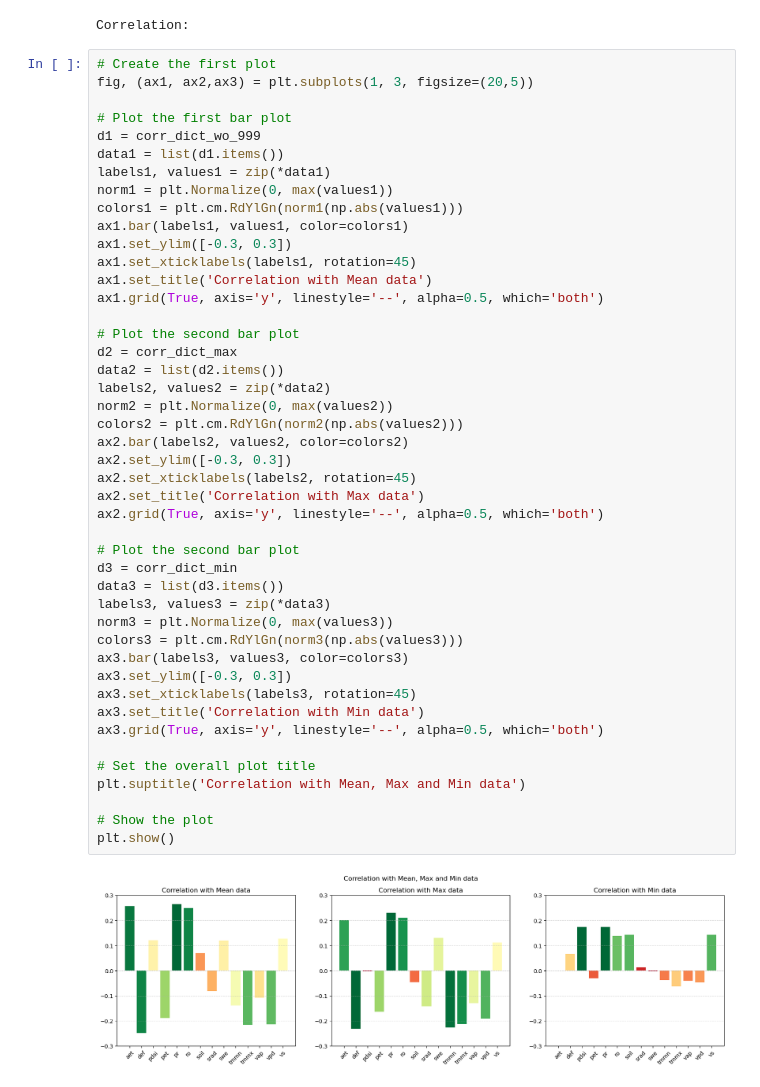
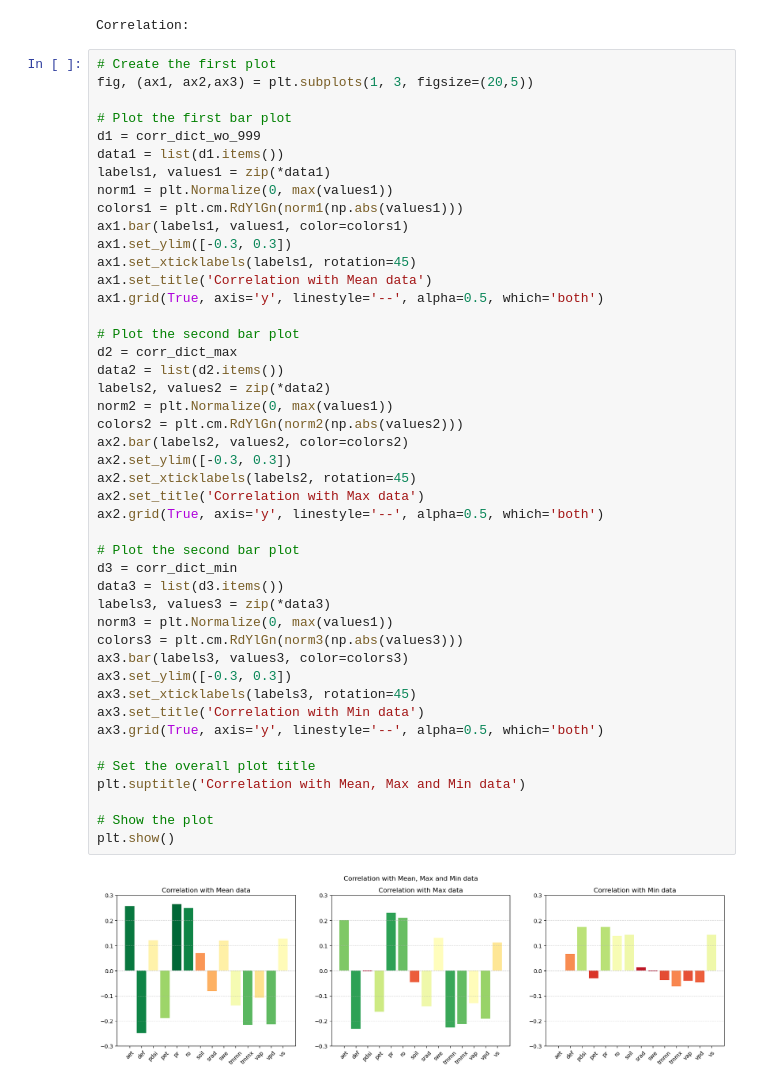
Before and after one commit to moienr/SoilNet, a Jupyter notebook: dataset/Climate/climate_data_analysis.ipynb, the cells around one changed output. Cells and saved outputs as stored; diff of their text form.

```diff
--- a/dataset/Climate/climate_data_analysis.ipynb
+++ b/dataset/Climate/climate_data_analysis.ipynb
@@ -269,33 +269,33 @@ ax1.set_title('Correlation with Mean data')
 ax1.grid(True, axis='y', linestyle='--', alpha=0.5, which='both')
 
 # Plot the second bar plot
 d2 = corr_dict_max
 data2 = list(d2.items())
 labels2, values2 = zip(*data2)
-norm2 = plt.Normalize(0, max(values2))
+norm2 = plt.Normalize(0, max(values1))
 colors2 = plt.cm.RdYlGn(norm2(np.abs(values2)))
 ax2.bar(labels2, values2, color=colors2)
 ax2.set_ylim([-0.3, 0.3])
 ax2.set_xticklabels(labels2, rotation=45)
 ax2.set_title('Correlation with Max data')
 ax2.grid(True, axis='y', linestyle='--', alpha=0.5, which='both')
 
 # Plot the second bar plot
 d3 = corr_dict_min
 data3 = list(d3.items())
 labels3, values3 = zip(*data3)
-norm3 = plt.Normalize(0, max(values3))
+norm3 = plt.Normalize(0, max(values1))
 colors3 = plt.cm.RdYlGn(norm3(np.abs(values3)))
 ax3.bar(labels3, values3, color=colors3)
 ax3.set_ylim([-0.3, 0.3])
 ax3.set_xticklabels(labels3, rotation=45)
 ax3.set_title('Correlation with Min data')
 ax3.grid(True, axis='y', linestyle='--', alpha=0.5, which='both')
 
 # Set the overall plot title
 plt.suptitle('Correlation with Mean, Max and Min data')
 
 # Show the plot
 plt.show()
 # %% [output]
-[figure, old version]
+[figure, new version]
```
Also changed, not shown: parts of 4 cells of this notebook.
